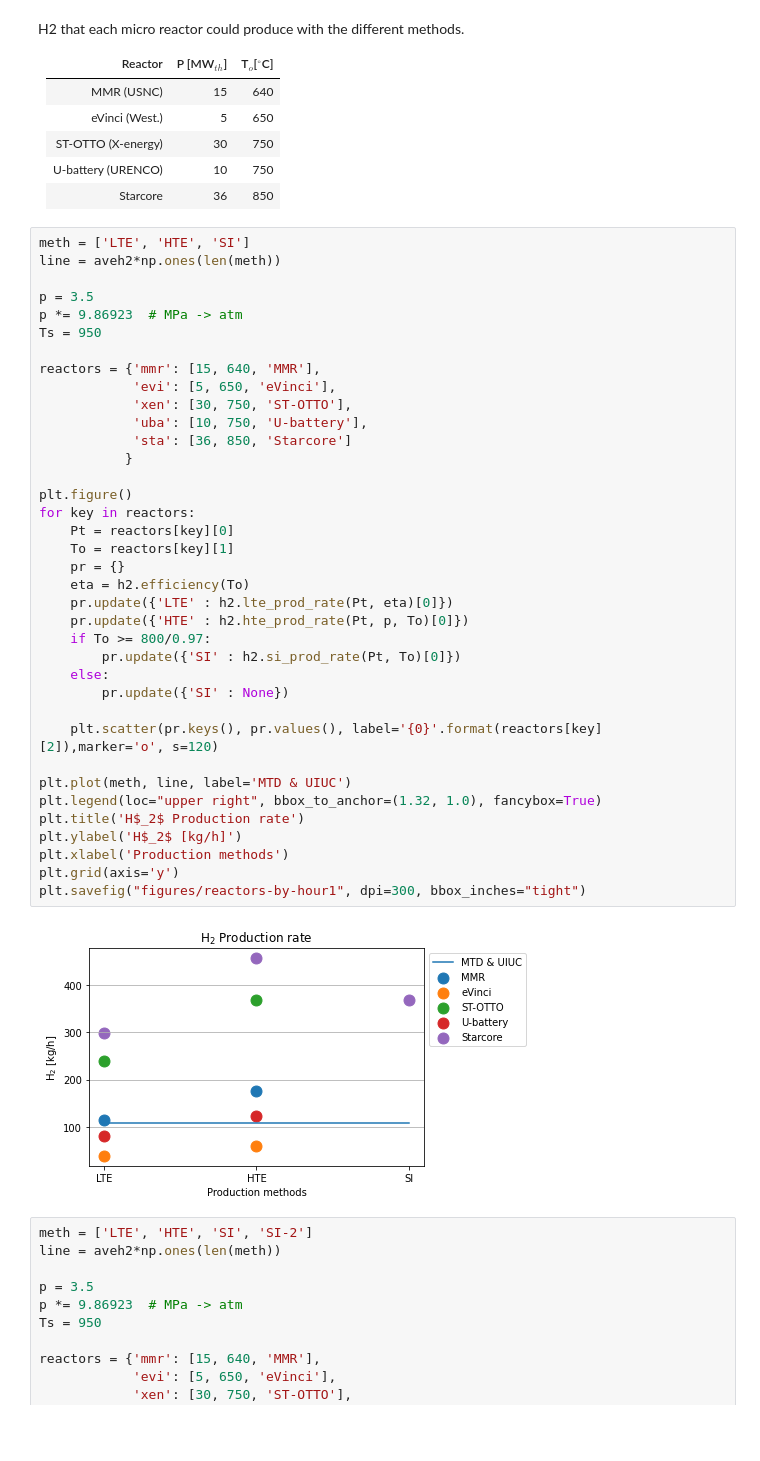
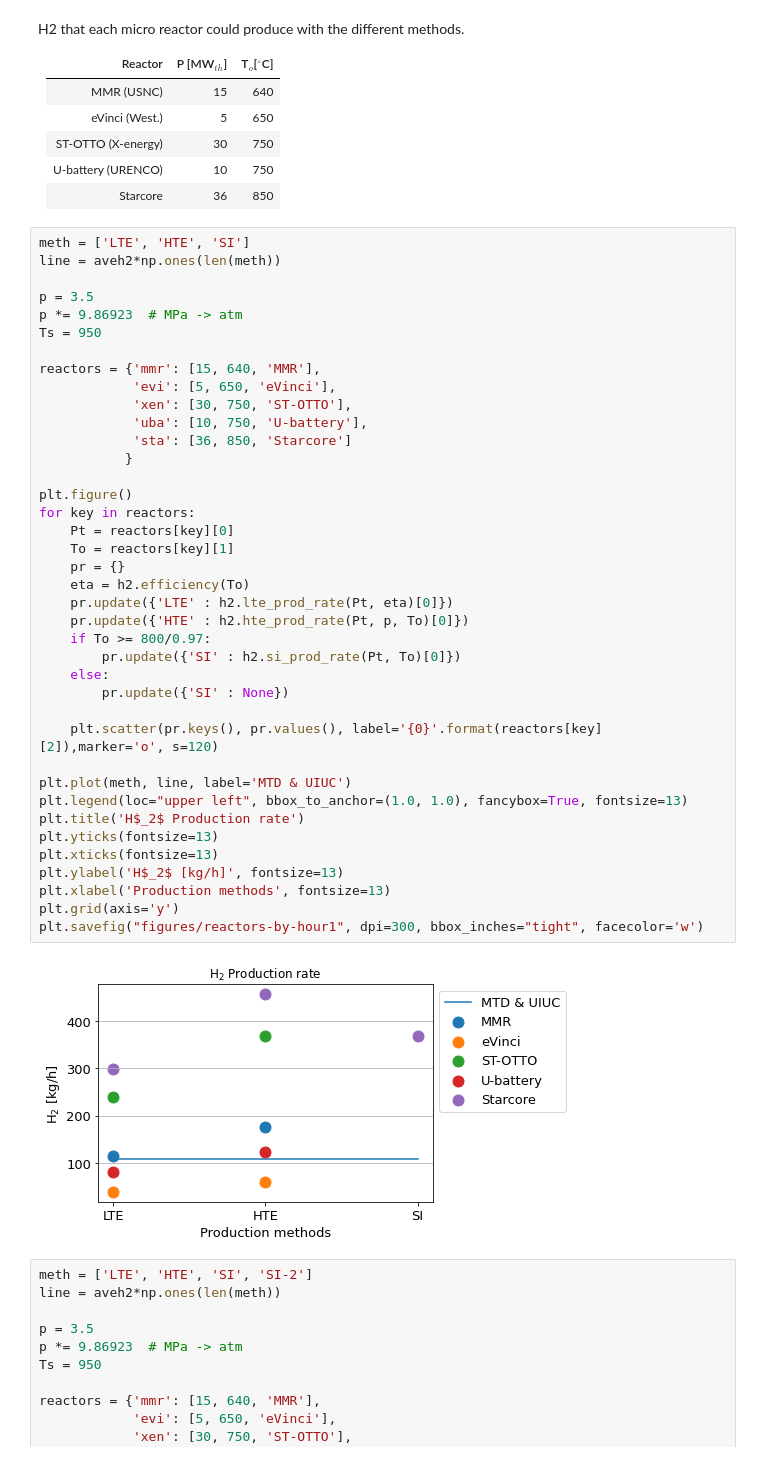
Before and after one commit to robfairh/pride, a Jupyter notebook: fuel-analysis/microR.ipynb, the cells around one changed output. Saved outputs shown, nothing was run; the diff lists cells and outputs as text; blank space fills up the shorter version.

```diff
--- a/fuel-analysis/microR.ipynb
+++ b/fuel-analysis/microR.ipynb
@@ -168,38 +172,40 @@ line = aveh2*np.ones(len(meth))
 p = 3.5
 p *= 9.86923  # MPa -> atm
 Ts = 950
 
 reactors = {'mmr': [15, 640, 'MMR'],
             'evi': [5, 650, 'eVinci'],
             'xen': [30, 750, 'ST-OTTO'],
             'uba': [10, 750, 'U-battery'],
             'sta': [36, 850, 'Starcore']
            }
 
 plt.figure()
 for key in reactors:
     Pt = reactors[key][0]
     To = reactors[key][1]
     pr = {}
     eta = h2.efficiency(To)
     pr.update({'LTE' : h2.lte_prod_rate(Pt, eta)[0]})
     pr.update({'HTE' : h2.hte_prod_rate(Pt, p, To)[0]})
     if To >= 800/0.97:
         pr.update({'SI' : h2.si_prod_rate(Pt, To)[0]})
     else:
         pr.update({'SI' : None})
 
     plt.scatter(pr.keys(), pr.values(), label='{0}'.format(reactors[key][2]),marker='o', s=120)
 
 plt.plot(meth, line, label='MTD & UIUC')
-plt.legend(loc="upper right", bbox_to_anchor=(1.32, 1.0), fancybox=True)
+plt.legend(loc="upper left", bbox_to_anchor=(1.0, 1.0), fancybox=True, fontsize=13)
 plt.title('H$_2$ Production rate')
-plt.ylabel('H$_2$ [kg/h]')
-plt.xlabel('Production methods')
+plt.yticks(fontsize=13)
+plt.xticks(fontsize=13)
+plt.ylabel('H$_2$ [kg/h]', fontsize=13)
+plt.xlabel('Production methods', fontsize=13)
 plt.grid(axis='y')
-plt.savefig("figures/reactors-by-hour1", dpi=300, bbox_inches="tight")
+plt.savefig("figures/reactors-by-hour1", dpi=300, bbox_inches="tight", facecolor='w')
 # %% [output]
-[figure, old version]
+[figure, new version]
 # %%
 meth = ['LTE', 'HTE', 'SI', 'SI-2']
 line = aveh2*np.ones(len(meth))
```
Also changed, not shown: parts of 3 cells of this notebook, 14 other files.
